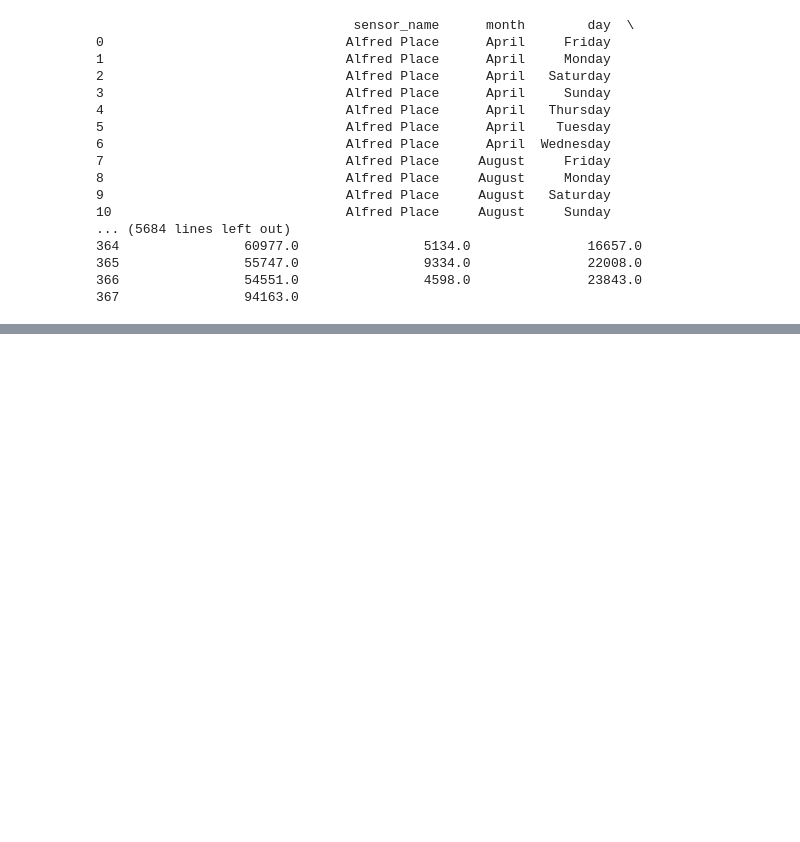
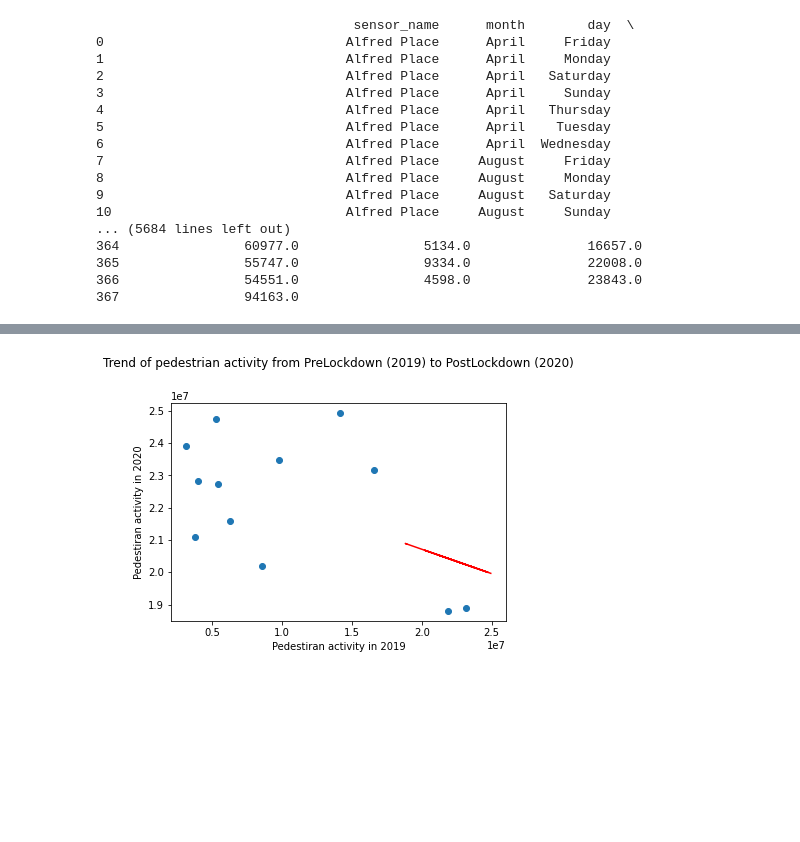
Before and after one commit to James-Akerman/covid19-melbourne-pedestrian-activity-analysis, a Jupyter notebook: testAPI.ipynb, the cells around one changed output, grey strips where cells are left out. Cells and saved outputs as stored; diff of their text form; code cells hidden in the pictures; blank space fills up the shorter version.

```diff
--- a/testAPI.ipynb
+++ b/testAPI.ipynb
@@ -367,0 +466,18 @@ results_df2019.groupby(["sensor_name"][""])
+# %%
+from scipy.stats import linregress
+x_values=df['day_based_counts2019']
+y_values=df['day_based_counts2020']
+z_values=df['day_based_counts2021']
+(slope, intercept, rvalue, pvalue, stderr) =linregress(y_values, x_values)
+regress_values = x_values * slope + intercept
+line_eq = "y = " + str(round(slope,2)) + "x + " + str(round(intercept,2))
+plt.scatter(y_values,x_values)
+plt.plot(x_values,regress_values,"r-")
+plt.annotate(line_eq,(2.1e7,1.25e7),fontsize=15,color="red")
+plt.xlabel('Pedestiran activity in 2019')
+plt.ylabel('Pedestiran activity in 2020')
+plt.title("Trend of pedestrian activity from PreLockdown (2019) to PostLockdown (2020)\n\n")
+
+plt.show()
+# %% [output]
+[figure, added]
```
Also changed, not shown: parts of 34 cells of this notebook.
